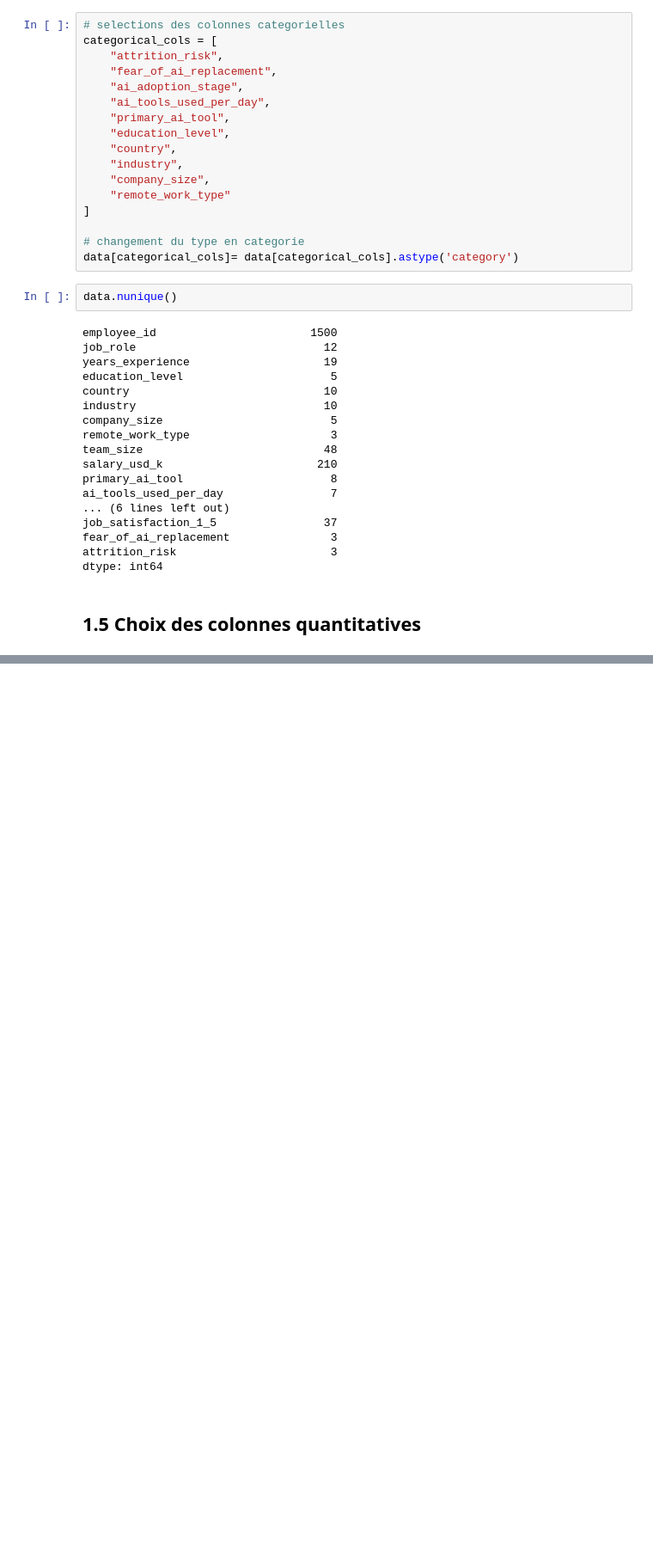
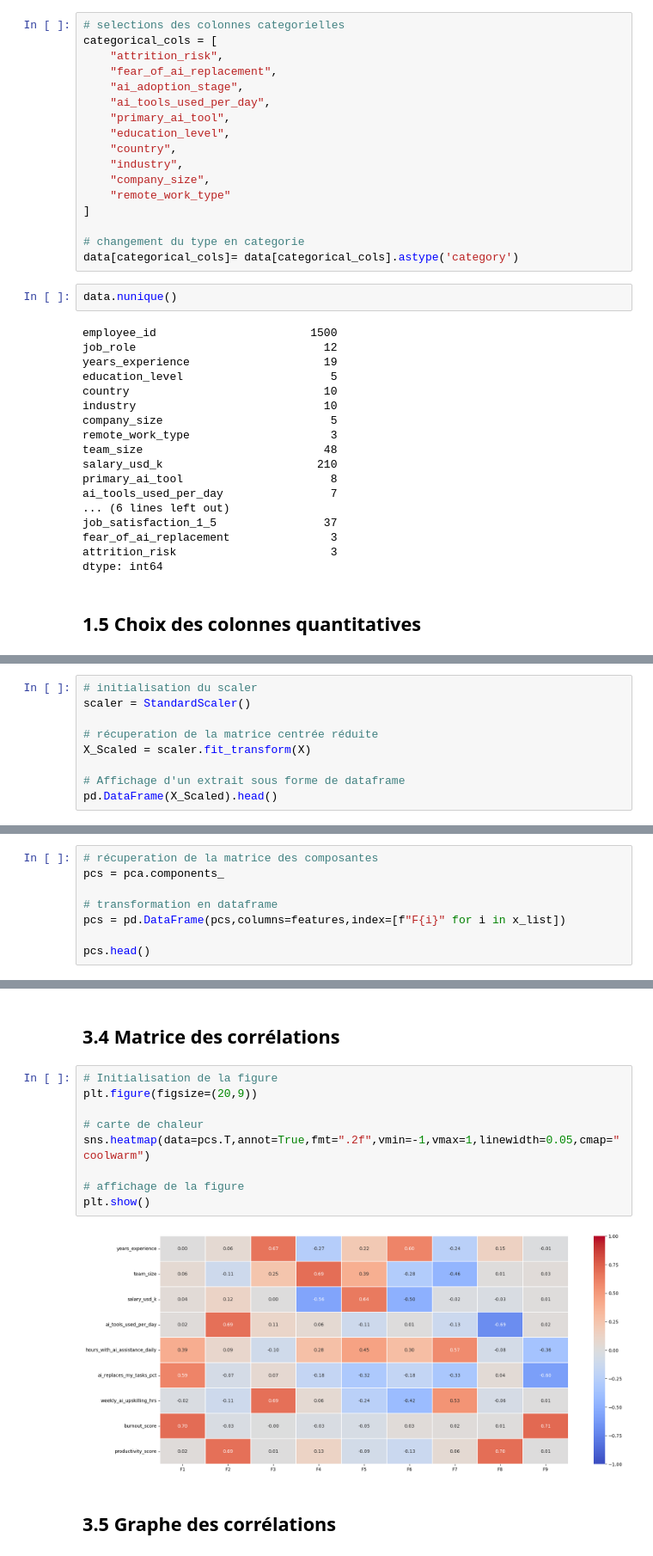
Before and after one commit to Harlequelrah/ai_worker_burnout_attrition_2026, a Jupyter notebook: project/main.ipynb, the cells around one changed output, grey strips where cells are left out. Shown at 86% size. Cells and saved outputs as stored; diff of their text form; blank space fills up the shorter version.

```diff
--- a/project/main.ipynb
+++ b/project/main.ipynb
@@ -122,0 +211,9 @@ df.head()
+# %%
+# initialisation du scaler
+scaler = StandardScaler()
+
+# récuperation de la matrice centrée réduite
+X_Scaled = scaler.fit_transform(X)
+
+# Affichage d'un extrait sous forme de dataframe
+pd.DataFrame(X_Scaled).head()
@@ -122,0 +301,8 @@ df.head()
+# %%
+# récuperation de la matrice des composantes
+pcs = pca.components_
+
+# transformation en dataframe
+pcs = pd.DataFrame(pcs,columns=features,index=[f"F{i}" for i in x_list])
+
+pcs.head()
@@ -122,0 +316,15 @@ df.head()
+# %% [markdown]
+## 3.4 Matrice des corrélations
+# %%
+# Initialisation de la figure
+plt.figure(figsize=(20,9))
+
+# carte de chaleur
+sns.heatmap(data=pcs.T,annot=True,fmt=".2f",vmin=-1,vmax=1,linewidth=0.05,cmap="coolwarm")
+
+# affichage de la figure
+plt.show()
+# %% [output]
+[figure, added]
+# %% [markdown]
+## 3.5 Graphe des corrélations
```
Also changed, not shown: parts of 32 cells of this notebook.
